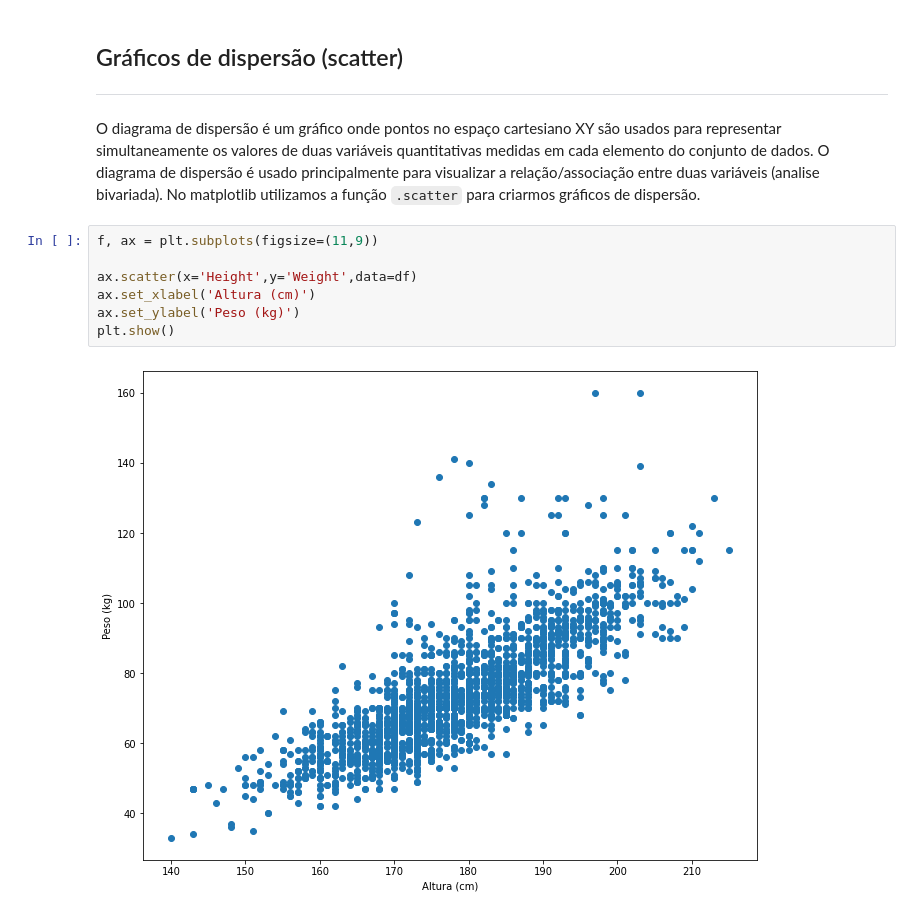
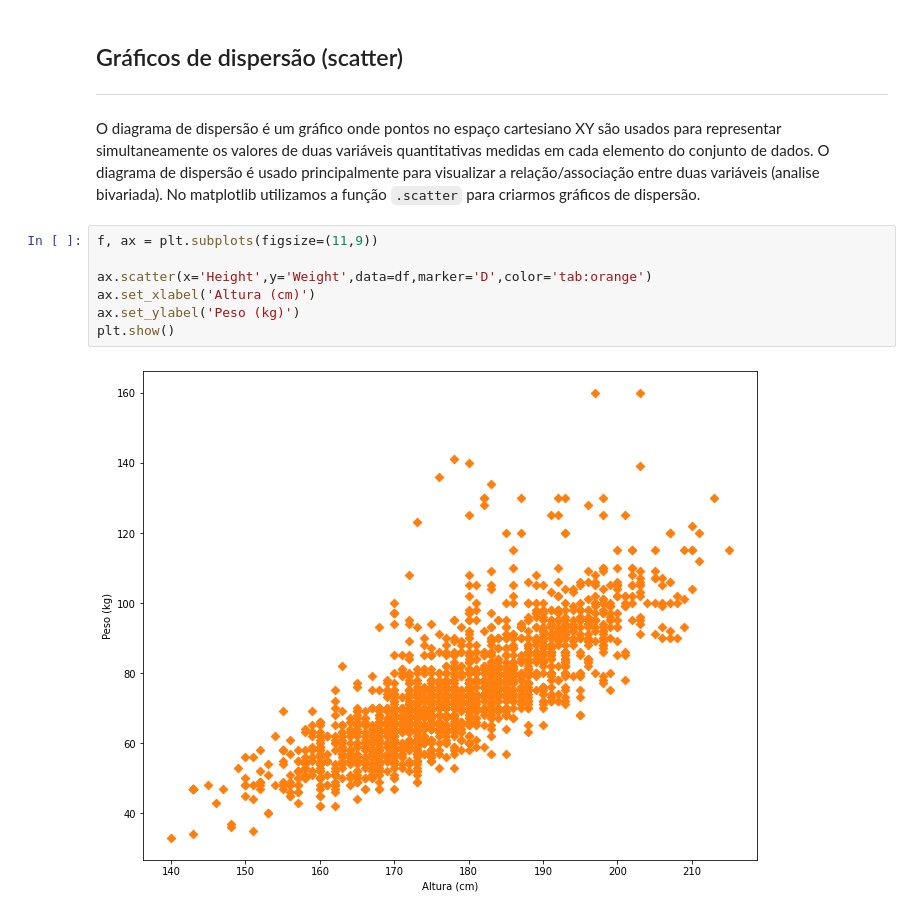
Before and after one commit to nasserboan/marrecos-malvados, a Jupyter notebook: aula004_data_viz_matplotlib.ipynb, the cells around one changed output. Saved outputs shown, nothing was run; the diff lists cells and outputs as text.

```diff
--- a/aula004_data_viz_matplotlib.ipynb
+++ b/aula004_data_viz_matplotlib.ipynb
@@ -526,12 +632,12 @@ O diagrama de dispersão é um gráfico onde pontos no espaço cartesiano XY sã
 # %%
 f, ax = plt.subplots(figsize=(11,9))
 
-ax.scatter(x='Height',y='Weight',data=df)
+ax.scatter(x='Height',y='Weight',data=df,marker='D',color='tab:orange')
 ax.set_xlabel('Altura (cm)')
 ax.set_ylabel('Peso (kg)')
 plt.show()
 # %% [output]
-[figure, old version]
+[figure, new version]
 # %%
 f, ax = plt.subplots(figsize=(11,9))
 
```
Also changed, not shown: parts of 33 cells of this notebook, 7 other files.
